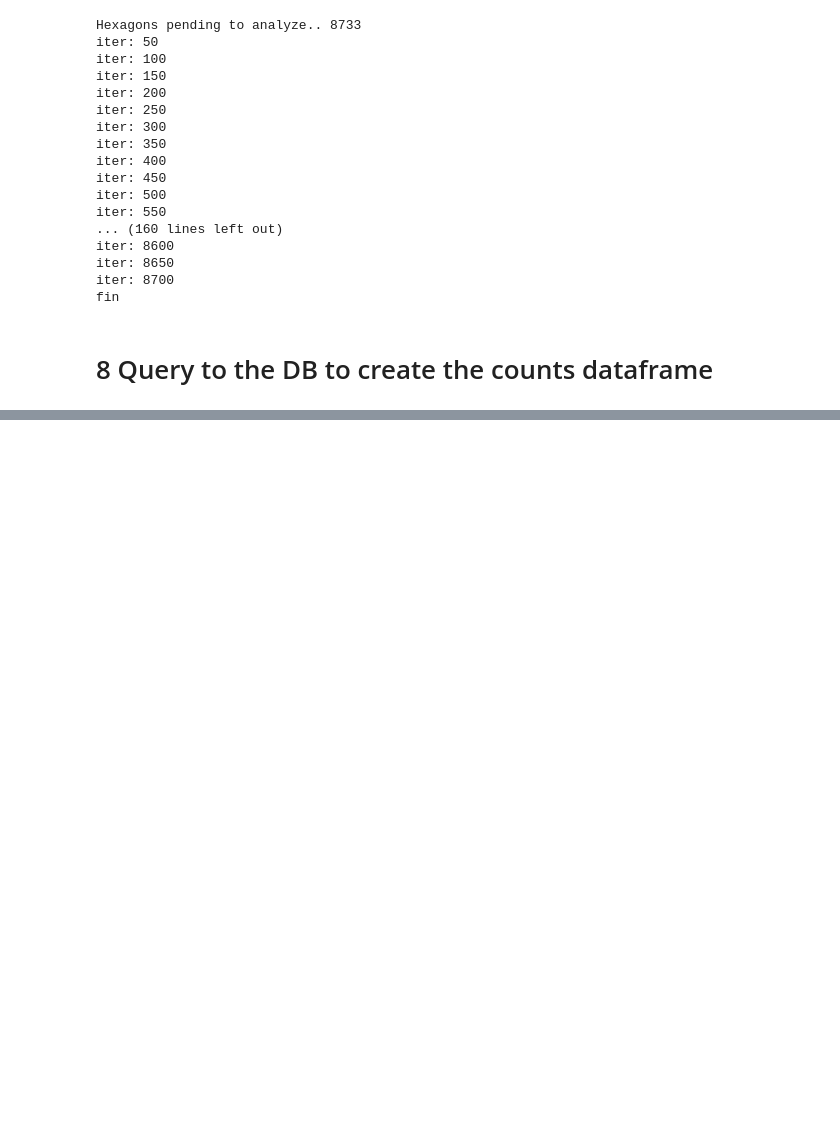
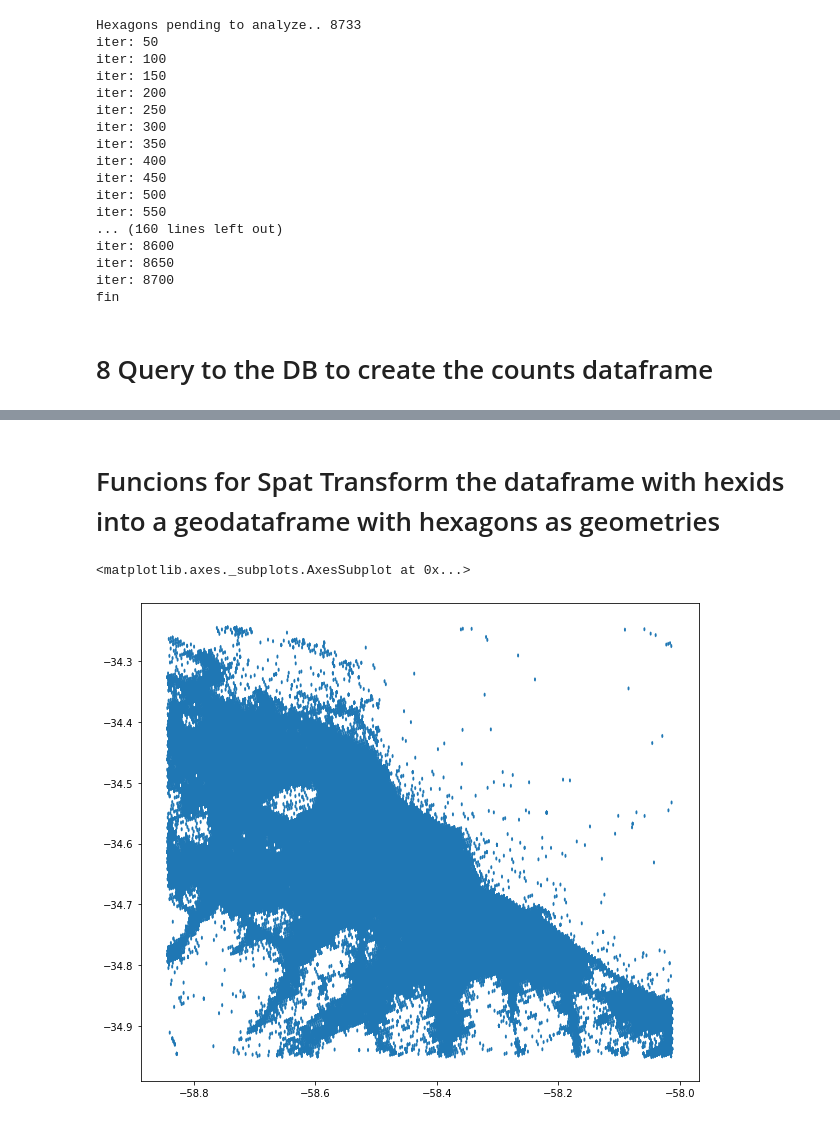
Before and after one commit to rpasquini/twitter_and_displacement, a Jupyter notebook: notebooks/Start Here Complete Procedure Guide.ipynb, the cells around one changed output, grey strips where cells are left out. Saved outputs shown, nothing was run; the diff lists cells and outputs as text; code cells hidden in the pictures; blank space fills up the shorter version.

Commit message:
my h3 funcions for spatial analysis

```diff
--- a/notebooks/Start Here Complete Procedure Guide.ipynb
+++ b/notebooks/Start Here Complete Procedure Guide.ipynb
@@ -171,0 +162,8 @@ df
+# %% [markdown]
+# Funcions for Spat Transform the dataframe with hexids into a geodataframe with hexagons as geometries
+# %%
+hexgdf=myh3.df_with_hexid_to_gdf(df, hexcolname='_id')
+hexgdf.plot()
+# %% [output]
+<matplotlib.axes._subplots.AxesSubplot at 0x...>
+[figure, added]
```
Also changed, not shown: parts of 5 cells of this notebook, 1 other file.
